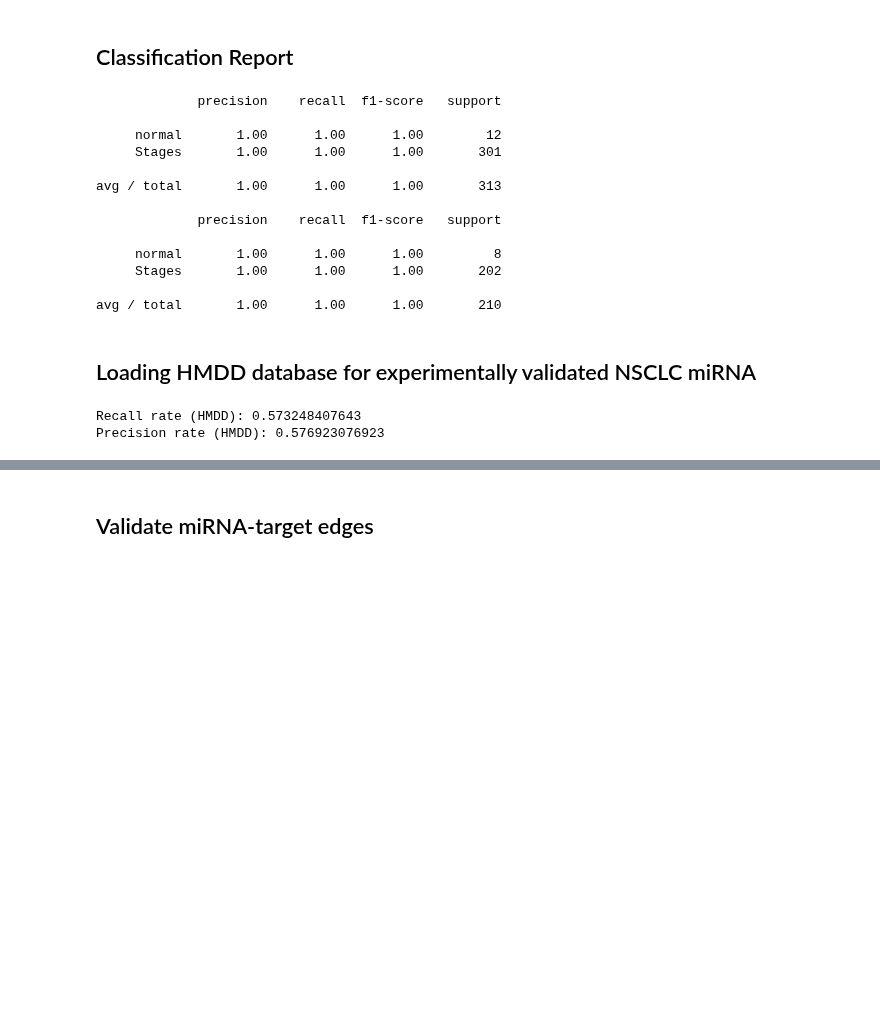
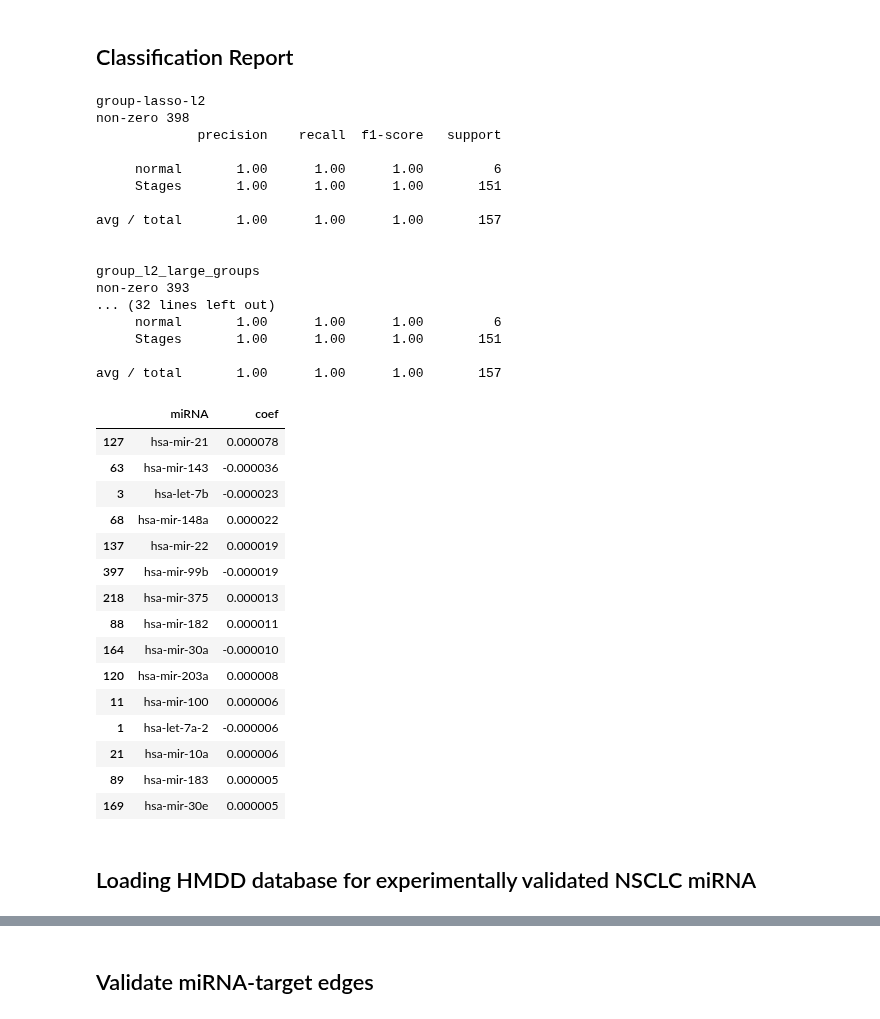
Before and after one commit to JonnyTran/microRNA-Lung-Cancer-Associations, a Jupyter notebook: notebooks/miRNA-gene_exp.ipynb, the cells around one changed output, grey strips where cells are left out. Saved outputs shown, nothing was run; the diff lists cells and outputs as text; code cells hidden in the pictures; blank space fills up the shorter version.

Commit message:
Added comparison of different group-lasso models

```diff
--- a/notebooks/miRNA-gene_exp.ipynb
+++ b/notebooks/miRNA-gene_exp.ipynb
@@ -330,10 +336,0 @@ non-zero 104
-# %%
-for model, name in [(group_l2, 'group-lasso-l2'),
-                  (group_wo_groups, 'Naive Bayes'),
-                  (elastic_net, 'Support Vector Classification'),
-                  (rfc, 'Random Forest')]:
-    print '\n', name
-    print 'non-zero', model.get_selected_miRNAs(mirna_list).shape[0]
-    print metrics.classification_report(Y_test, model.predict(X_test),
-                                    labels=[-1, 1],
-                                    target_names=['normal', 'Stages'])
@@ -354,29 +358,58 @@ for model, name in [(group_l2, 'group-lasso-l2'),
 # %%
 from sklearn import metrics
 
-print metrics.classification_report(Y_train, model.predict(X_train),
+for model, name in [(group_l2, 'group-lasso-l2'),
+                    (group_l2_large_groups, 'group_l2_large_groups'),
+                    (group_wo_groups, 'Without Groups (l1)'),
+                    (elastic_net, 'elastic_net'),
+                    (sparse_group_l2, 'sparse-group-lasso-l2')]:
+    print '\n', name
+    print 'non-zero', model.get_selected_miRNAs(mirna_list).shape[0]
+
+    # print metrics.classification_report(Y_train, model.predict(X_train),
+    #                                 labels=[-1, 1],
+    #                                 target_names=['normal', 'Stages'])
+
+    print metrics.classification_report(Y_test, model.predict(X_test),
                                     labels=[-1, 1],
                                     target_names=['normal', 'Stages'])
-
-print metrics.classification_report(Y_test, model.predict(X_test),
-                                    labels=[-1, 1],
-                                    target_names=['normal', 'Stages'])
-
-# model.predict(X)
 # %% [output]
+group-lasso-l2
+non-zero 398
              precision    recall  f1-score   support
 
-     normal       1.00      1.00      1.00        12
-     Stages       1.00      1.00      1.00       301
+     normal       1.00      1.00      1.00         6
+     Stages       1.00      1.00      1.00       151
 
-avg / total       1.00      1.00      1.00       313
+avg / total       1.00      1.00      1.00       157
 
-             precision    recall  f1-score   support
 
-     normal       1.00      1.00      1.00         8
-     Stages       1.00      1.00      1.00       202
+group_l2_large_groups
+non-zero 393
+... (32 lines left out)
+     normal       1.00      1.00      1.00         6
+     Stages       1.00      1.00      1.00       151
 
-avg / total       1.00      1.00      1.00       210
+avg / total       1.00      1.00      1.00       157
+# %%
+model.get_selected_miRNAs(mirna_list).head(15)
+# %% [output]
+|  | miRNA | coef |
+| 127 | hsa-mir-21 | 0.000078 |
+| 63 | hsa-mir-143 | -0.000036 |
+| 3 | hsa-let-7b | -0.000023 |
+| 68 | hsa-mir-148a | 0.000022 |
+| 137 | hsa-mir-22 | 0.000019 |
+| 397 | hsa-mir-99b | -0.000019 |
+| 218 | hsa-mir-375 | 0.000013 |
+| 88 | hsa-mir-182 | 0.000011 |
+| 164 | hsa-mir-30a | -0.000010 |
+| 120 | hsa-mir-203a | 0.000008 |
+| 11 | hsa-mir-100 | 0.000006 |
+| 1 | hsa-let-7a-2 | -0.000006 |
+| 21 | hsa-mir-10a | 0.000006 |
+| 89 | hsa-mir-183 | 0.000005 |
+| 169 | hsa-mir-30e | 0.000005 |
 # %% [markdown]
 ## Loading HMDD database for experimentally validated NSCLC miRNA
 # %%
@@ -386,14 +419,3 @@ HMDD_lung_neoplasm_miRNAs = HMDD_df[1].unique()
 
 miRCancer_luad_miRNA_csv = pandas.read_csv(os.path.join(ROOT_DIR, 'data/external/validated_luad_miRNAs_miRCancer.csv'))
 miRCancer_luad_miRNAs = set(validated_miRNA_csv['miRNA'].tolist())
-
-from src.utils.validate_candidate_miRNAs import recall_rate, precision_rate
-
-print "Recall rate (HMDD):", recall_rate(candidate_miRNAs=model.get_selected_miRNAs(mirna_list)['miRNA'].tolist(),
-                                                                    validated_miRNAs=HMDD_lung_neoplasm_miRNAs)
-
-print "Precision rate (HMDD):", precision_rate(candidate_miRNAs=model.get_selected_miRNAs(mirna_list)['miRNA'].tolist(),
-                                                                    validated_miRNAs=HMDD_lung_neoplasm_miRNAs)
-# %% [output]
-Recall rate (HMDD): 0.573248407643
-Precision rate (HMDD): 0.576923076923
```
Also changed, not shown: parts of 8 cells of this notebook, 2 other files.
